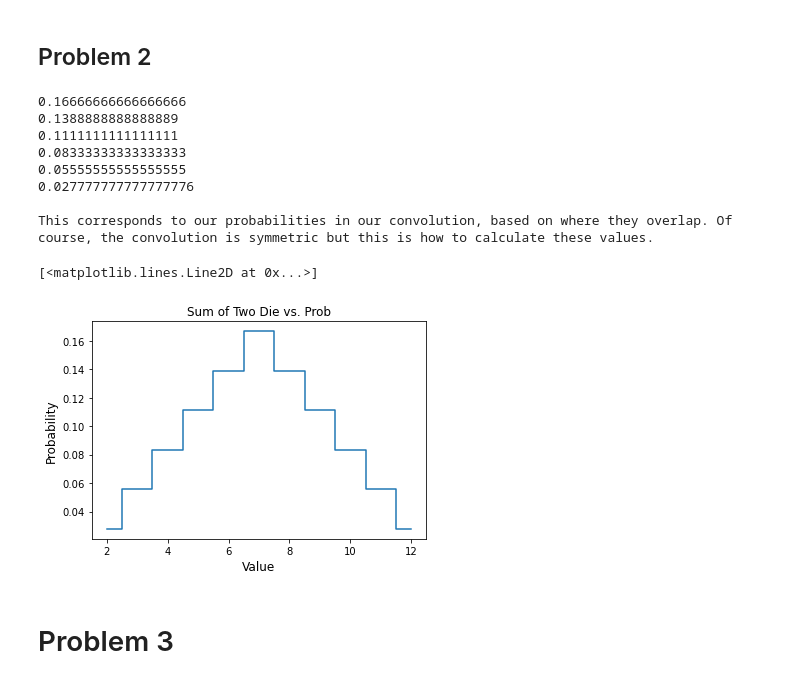
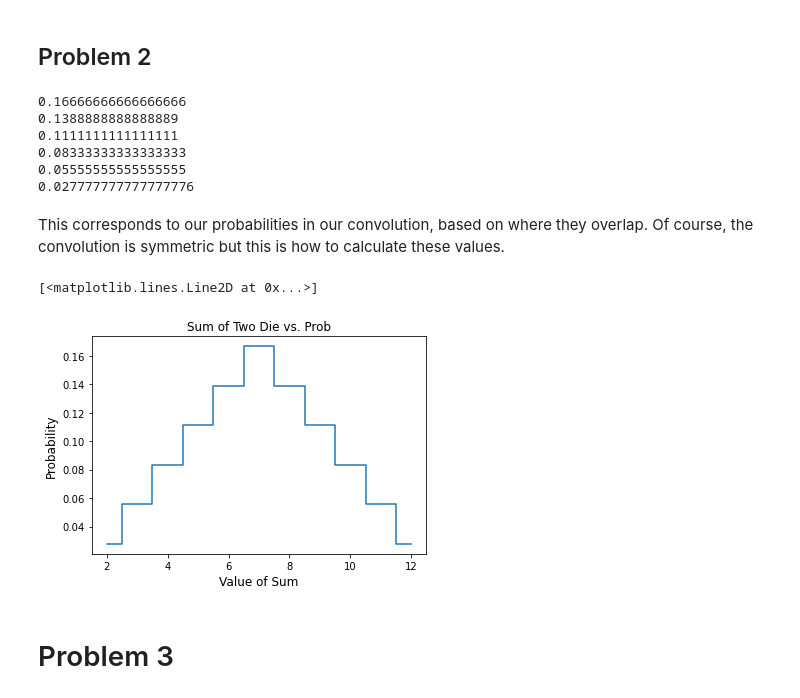
Before and after one commit to Mick-Ross/Computational-Data-Analysis, a Jupyter notebook: Homework 2.ipynb, the cells around one changed output. Saved outputs shown, nothing was run; the diff lists cells and outputs as text; code cells hidden in the pictures.

```diff
--- a/Homework 2.ipynb
+++ b/Homework 2.ipynb
@@ -27,8 +27,6 @@ print(4.0*(1/6)**2.0)
 print(3.0*(1/6)**2.0)
 print(2.0*(1/6)**2.0)
 print(1.0*(1/6)**2.0)
-
-print('\nThis corresponds to our probabilities in our convolution, based on where they overlap. Of course, the convolution is symmetric but this is how to calculate these values.')
 # %% [output]
 0.16666666666666666
 0.1388888888888889
@@ -36,19 +34,19 @@ print('\nThis corresponds to our probabilities in our convolution, based on wher
 0.08333333333333333
 0.05555555555555555
 0.027777777777777776
-
-This corresponds to our probabilities in our convolution, based on where they overlap. Of course, the convolution is symmetric but this is how to calculate these values.
+# %% [markdown]
+This corresponds to our probabilities in our convolution, based on where they overlap. Of course, the convolution is symmetric but this is how to calculate these values.
 # %%
 domain = np.linspace(2, 12, 11)
 
 plt.title(f'Sum of Two Die vs. Prob', fontsize='large')
-plt.xlabel('Value',fontsize='large')
+plt.xlabel('Value of Sum',fontsize='large')
 plt.ylabel('Probability',fontsize='large')
 #plt.vlines(domain, 0, probs)
 plt.step(domain, probs, where = 'mid')
 # %% [output]
 [<matplotlib.lines.Line2D at 0x...>]
-[figure, old version]
+[figure, new version]
 # %% [markdown]
 # Problem 3
 # %%
```
Also changed, not shown: parts of 16 cells of this notebook.
